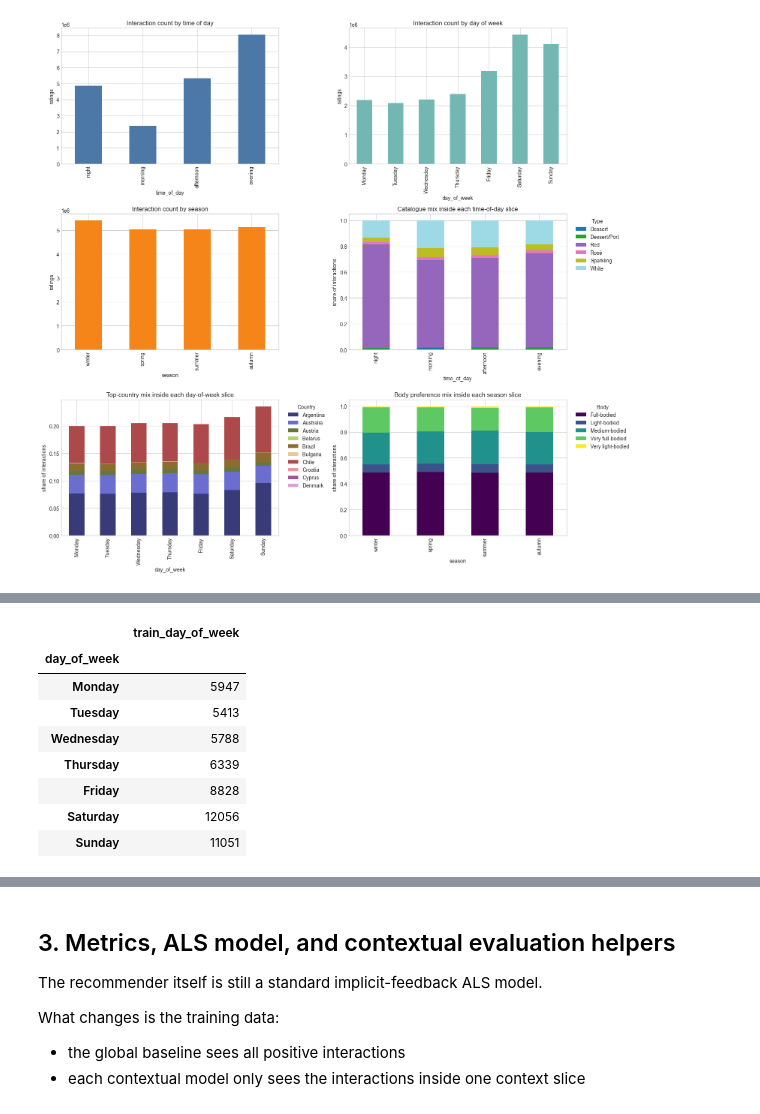
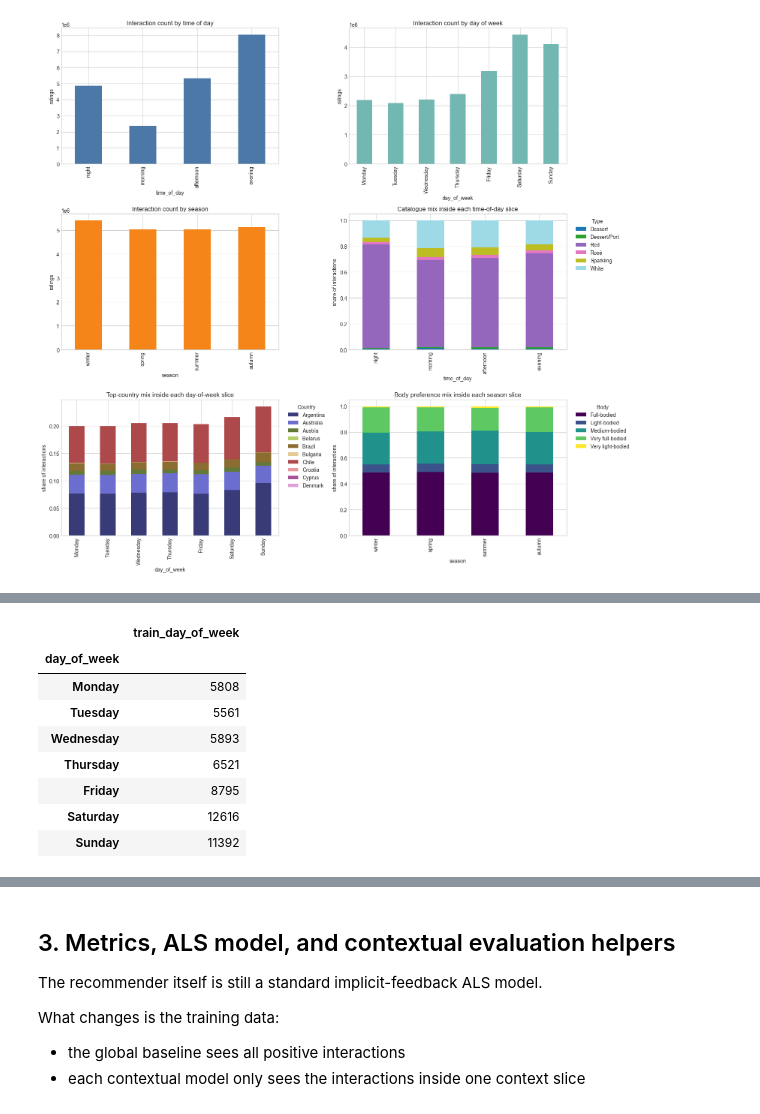
Before and after one commit to sofiiaavetisian/wine-recommendation-system, a Jupyter notebook: context_aware_filtering/context_aware_als.ipynb, the cells around one changed output, grey strips where cells are left out. Cells and saved outputs as stored; diff of their text form; code cells hidden in the pictures.

```diff
--- a/context_aware_filtering/context_aware_als.ipynb
+++ b/context_aware_filtering/context_aware_als.ipynb
@@ -52,8 +52,9 @@ def find_project_root(start: Path) -> Path:
 PROJECT_ROOT = find_project_root(Path.cwd())
 DATASET_DIR = PROJECT_ROOT / 'dataset'
 NOTEBOOK_DIR = PROJECT_ROOT / 'context_aware_filtering'
-EXISTING_SAMPLED_USERS_PATH = PROJECT_ROOT / 'data' / 'results' / 'nonpers_sampled_users_5000.csv'
+SHARED_SPLIT_DIR = PROJECT_ROOT / 'data' / 'results' / 'shared_split'
 
 print('Project root:', PROJECT_ROOT)
 print('Dataset dir :', DATASET_DIR)
+print('Shared split:', SHARED_SPLIT_DIR)
 # %% [output]
@@ -316,44 +318,39 @@ eligible_users = user_counts[
 ].index
 positive = positive[positive['UserID'].isin(eligible_users)].copy()
 
-if EXISTING_SAMPLED_USERS_PATH.exists():
-    sampled_users = pd.read_csv(EXISTING_SAMPLED_USERS_PATH)['UserID'].to_numpy()
-    sampled_users = np.intersect1d(sampled_users, positive['UserID'].unique())
-else:
-    rng = np.random.default_rng(RANDOM_STATE)
-    sampled_users = rng.choice(
-        positive['UserID'].unique(),
-        size=min(MAX_USERS, positive['UserID'].nunique()),
-        replace=False,
+train_pos_shared = pd.read_csv(
+    SHARED_SPLIT_DIR / 'train_pos.csv',
+    dtype={'UserID': 'int32', 'WineID': 'int32', 'Rating': 'float32'}
+)
+test_pos_shared = pd.read_csv(
+    SHARED_SPLIT_DIR / 'test_pos.csv',
+    dtype={'UserID': 'int32', 'WineID': 'int32', 'Rating': 'float32'}
+)
+
+# Add context labels to the shared split rows from the ratings table.
+context_cols = ['UserID', 'WineID', 'Date', 'time_of_day', 'day_of_week', 'season']
+context_lookup = (
+    positive[context_cols]
+    .drop_duplicates(subset=['UserID', 'WineID'], keep='last')
+)
+
+train_pos = train_pos_shared.merge(context_lookup, on=['UserID', 'WineID'], how='left')
+test_pos = test_pos_shared.merge(context_lookup, on=['UserID', 'WineID'], how='left')
+
+missing_train_ctx = train_pos[['time_of_day', 'day_of_week', 'season']].isna().any(axis=1).sum()
+missing_test_ctx = test_pos[['time_of_day', 'day_of_week', 'season']].isna().any(axis=1).sum()
+
+if missing_train_ctx or missing_test_ctx:
+    print(
+        f'Warning: missing context rows after merge -> '
+        f'train={missing_train_ctx}, test={missing_test_ctx}'
     )
 
-positive = positive[positive['UserID'].isin(sampled_users)].copy()
-
-
-def split_train_test_per_user(df, test_fraction=TEST_FRACTION, random_state=RANDOM_STATE):
-    train_chunks, test_chunks = [], []
-    for _, group in df.groupby('UserID'):
-        group = group.sample(frac=1.0, random_state=random_state)
-        n_test = max(1, int(np.ceil(len(group) * test_fraction)))
-        test_group = group.iloc[:n_test]
-        train_group = group.iloc[n_test:]
-        if len(train_group) == 0:
-            continue
-        train_chunks.append(train_group)
-        test_chunks.append(test_group)
-    return (
-        pd.concat(train_chunks, ignore_index=True),
-        pd.concat(test_chunks, ignore_index=True),
-    )
-
-
-train_pos, test_pos = split_train_test_per_user(positive)
-
-print('Positive interactions:', positive.shape)
-print('Train positives      :', train_pos.shape)
-print('Test positives       :', test_pos.shape)
-print('Train users          :', train_pos['UserID'].nunique())
-print('Test users           :', test_pos['UserID'].nunique())
+print('Shared train positives:', train_pos.shape)
+print('Shared test positives :', test_pos.shape)
+print('Train users           :', train_pos['UserID'].nunique())
+print('Test users            :', test_pos['UserID'].nunique())
+print('Eligible positives    :', positive.shape)
 
 display(train_pos['time_of_day'].value_counts().rename('train_time_of_day').to_frame())
 display(test_pos['time_of_day'].value_counts().rename('test_time_of_day').to_frame())
@@ -382,11 +380,11 @@ Test users           : 5000
 |  | train_day_of_week |
 | day_of_week |  |
-| Monday | 5947 |
-| Tuesday | 5413 |
-| Wednesday | 5788 |
-| Thursday | 6339 |
-| Friday | 8828 |
-| Saturday | 12056 |
-| Sunday | 11051 |
+| Monday | 5808 |
+| Tuesday | 5561 |
+| Wednesday | 5893 |
+| Thursday | 6521 |
+| Friday | 8795 |
+| Saturday | 12616 |
+| Sunday | 11392 |
 |  | test_day_of_week |
 | day_of_week |  |
```
Also changed, not shown: parts of 7 cells of this notebook, 17 other files.
